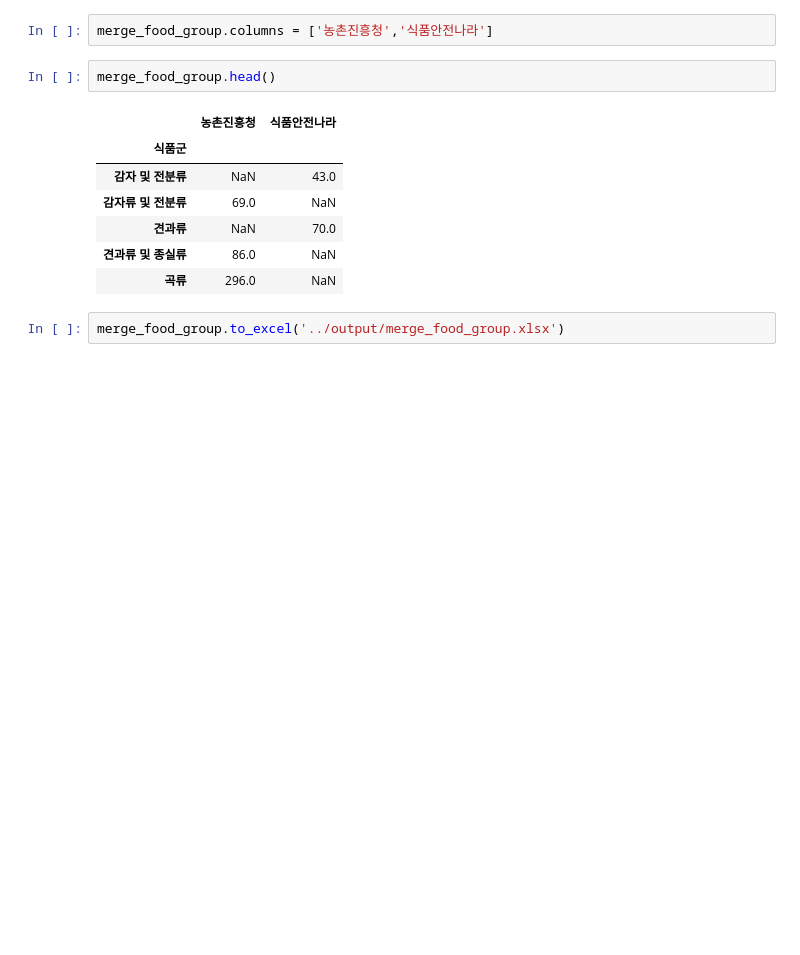
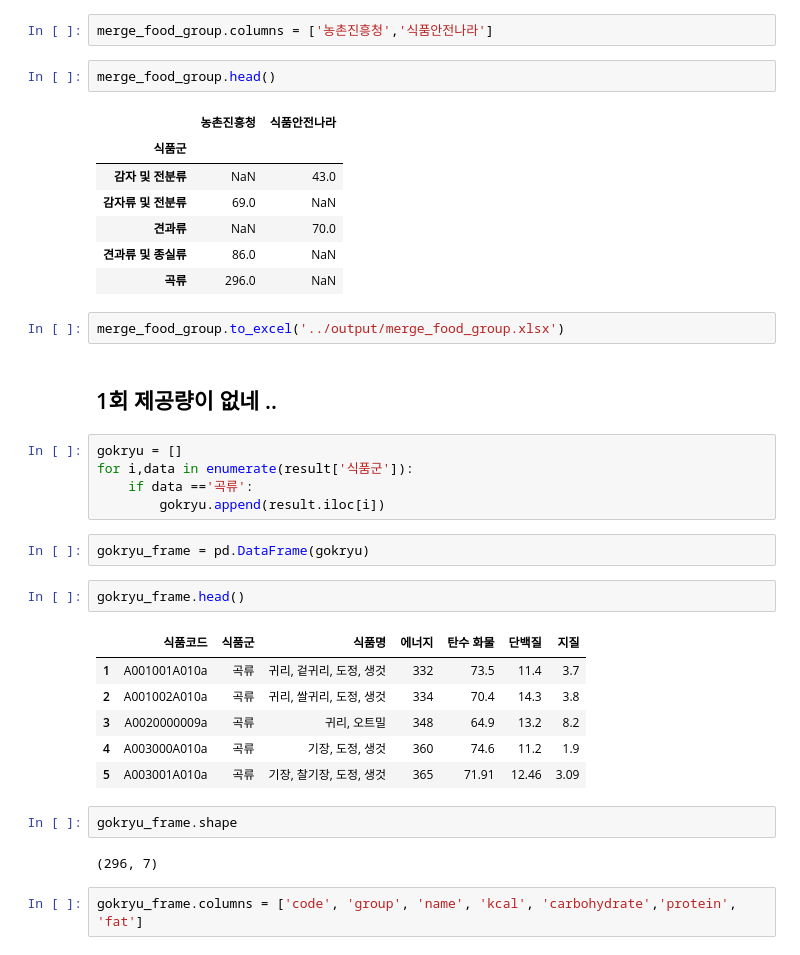
Before and after one commit to JAICHANGPARK/DataExperiment_Python, a Jupyter notebook: 02_food_analysis/analysis/20180717/code/9_revision_01.ipynb, the cells around one changed output. Saved outputs shown, nothing was run; the diff lists cells and outputs as text; blank space fills up the shorter version.

```diff
--- a/02_food_analysis/analysis/20180717/code/9_revision_01.ipynb
+++ b/02_food_analysis/analysis/20180717/code/9_revision_01.ipynb
@@ -276,3 +278,27 @@ merge_food_group.head()
 | 곡류 | 296.0 | NaN |
 # %%
 merge_food_group.to_excel('../output/merge_food_group.xlsx')
+# %% [markdown]
+## 1회 제공량이 없네 ..
+# %%
+gokryu = []
+for i,data in enumerate(result['식품군']):
+    if data =='곡류':
+        gokryu.append(result.iloc[i])
+# %%
+gokryu_frame = pd.DataFrame(gokryu)
+# %%
+gokryu_frame.head()
+# %% [output]
+|  | 식품코드 | 식품군 | 식품명 | 에너지 | 탄수 화물 | 단백질 | 지질 |
+| 1 | A001001A010a | 곡류 | 귀리, 겉귀리, 도정, 생것 | 332 | 73.5 | 11.4 | 3.7 |
+| 2 | A001002A010a | 곡류 | 귀리, 쌀귀리, 도정, 생것 | 334 | 70.4 | 14.3 | 3.8 |
+| 3 | A0020000009a | 곡류 | 귀리, 오트밀 | 348 | 64.9 | 13.2 | 8.2 |
+| 4 | A003000A010a | 곡류 | 기장, 도정, 생것 | 360 | 74.6 | 11.2 | 1.9 |
+| 5 | A003001A010a | 곡류 | 기장, 찰기장, 도정, 생것 | 365 | 71.91 | 12.46 | 3.09 |
+# %%
+gokryu_frame.shape
+# %% [output]
+(296, 7)
+# %%
+gokryu_frame.columns = ['code', 'group', 'name', 'kcal', 'carbohydrate','protein', 'fat']
```
Also changed, not shown: parts of 21 cells of this notebook, 4 other files.
